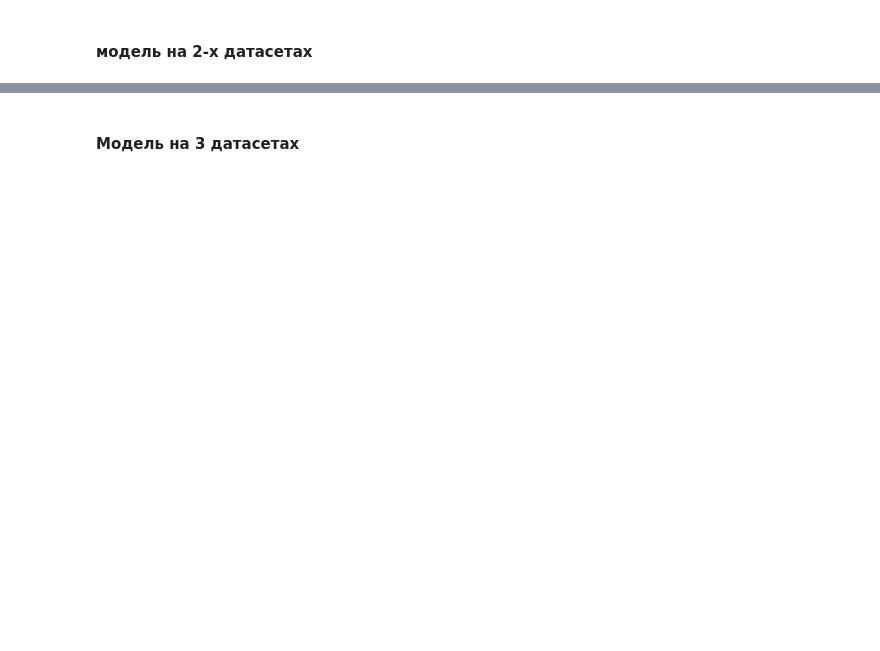
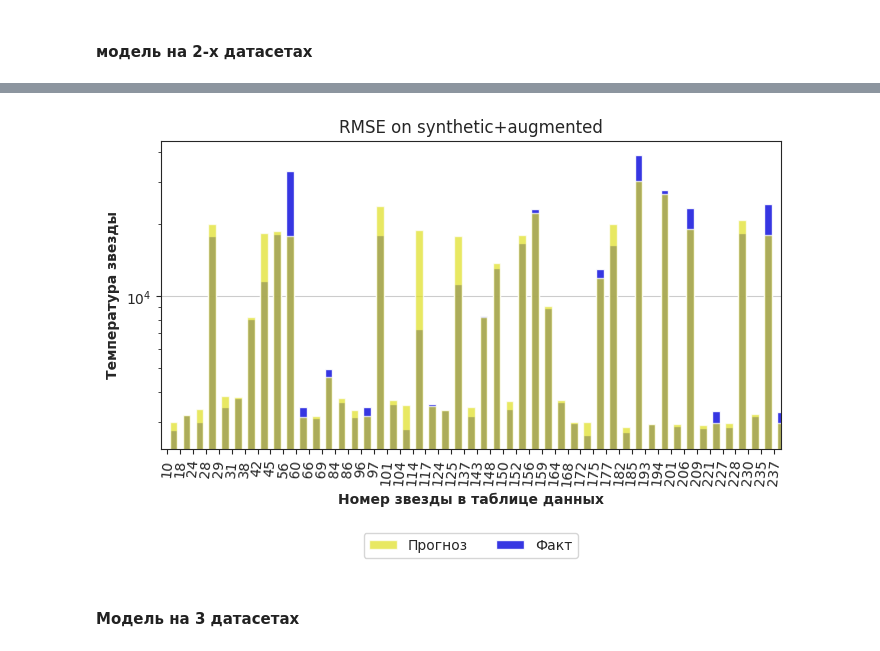
Before and after one commit to AV-BOLT/Stars_temp_prediction, a Jupyter notebook: нейронные_сети_1.ipynb, the cells around one changed output, grey strips where cells are left out. Saved outputs shown, nothing was run; the diff lists cells and outputs as text; code cells hidden in the pictures; blank space fills up the shorter version.

```diff
--- a/нейронные_сети_1.ipynb
+++ b/нейронные_сети_1.ipynb
@@ -1129,6 +1112,6 @@ for epoch in range(num_epochs):
         model.eval()  # Перевести модель в режим оценки
         with torch.no_grad():
           valid_outputs = model(X_valid)
-          valid_loss = loss(valid_outputs, y_test)
+          valid_loss = loss(valid_outputs, y_valid)
           print(f'Valid Loss: {np.sqrt(valid_loss.item())}')
 # %% [output]
@@ -1177,13 +1156,10 @@ plot(y_test, test_outputs, 'Augmented data')
 data_concat2 = pd.concat([augmented_data,
                           synthetic_data],
                          ignore_index = True)
+# %%
+train = data_concat2
+valid = valid
 # %%
-train, valid = train_test_split(data_concat2,
-                                shuffle=True,
-                                random_state = RANDOM_STATE)
-test = test
 print('Размер обучающей выборки',train.shape)
 print ()
 print('Размер валидационной выборки', valid.shape)
-print()
-print('Размер тестовой выборки', test.shape)
@@ -1229,10 +1204,10 @@ for epoch in range(num_epochs):
     if (epoch + 1) % 1000 == 0:
         print(f'Epoch [{epoch + 1}/{num_epochs}], Loss: {loss_train.item()}')
 
-model.eval()  # Перевести модель в режим оценки
+        model.eval()  # Перевести модель в режим оценки
 
-with torch.no_grad():
-    test_outputs = model(X_test)
-    test_loss = loss(test_outputs, y_test)
+        with torch.no_grad():
+            valid_outputs = model(X_valid)
+            valid_loss = loss(valid_outputs, y_valid)
 
-print(f'Test Loss: {test_loss.item()}')
+print(f'Valid Loss: {np.sqrt(valid_loss.item())}')
@@ -1243,5 +1238,7 @@ result
 # %%
-plot(y_test, test_outputs, 'RMSE on synthetic+augmented')
+plot(y_valid, valid_outputs, 'RMSE on synthetic+augmented')
+# %% [output]
+[figure, added]
 # %% [markdown]
 #### Модель на 3 датасетах
 # %%
```
Also changed, not shown: parts of 48 cells of this notebook.
